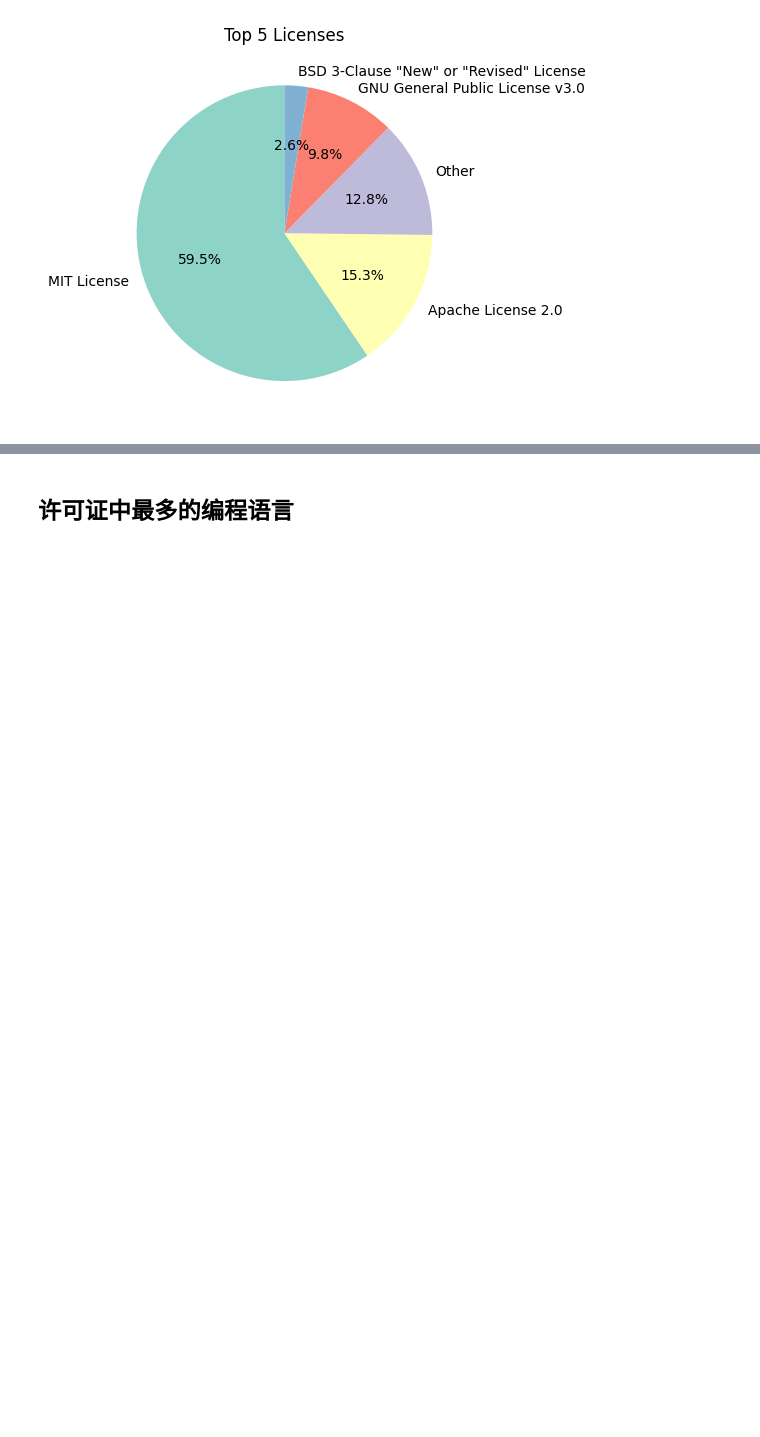
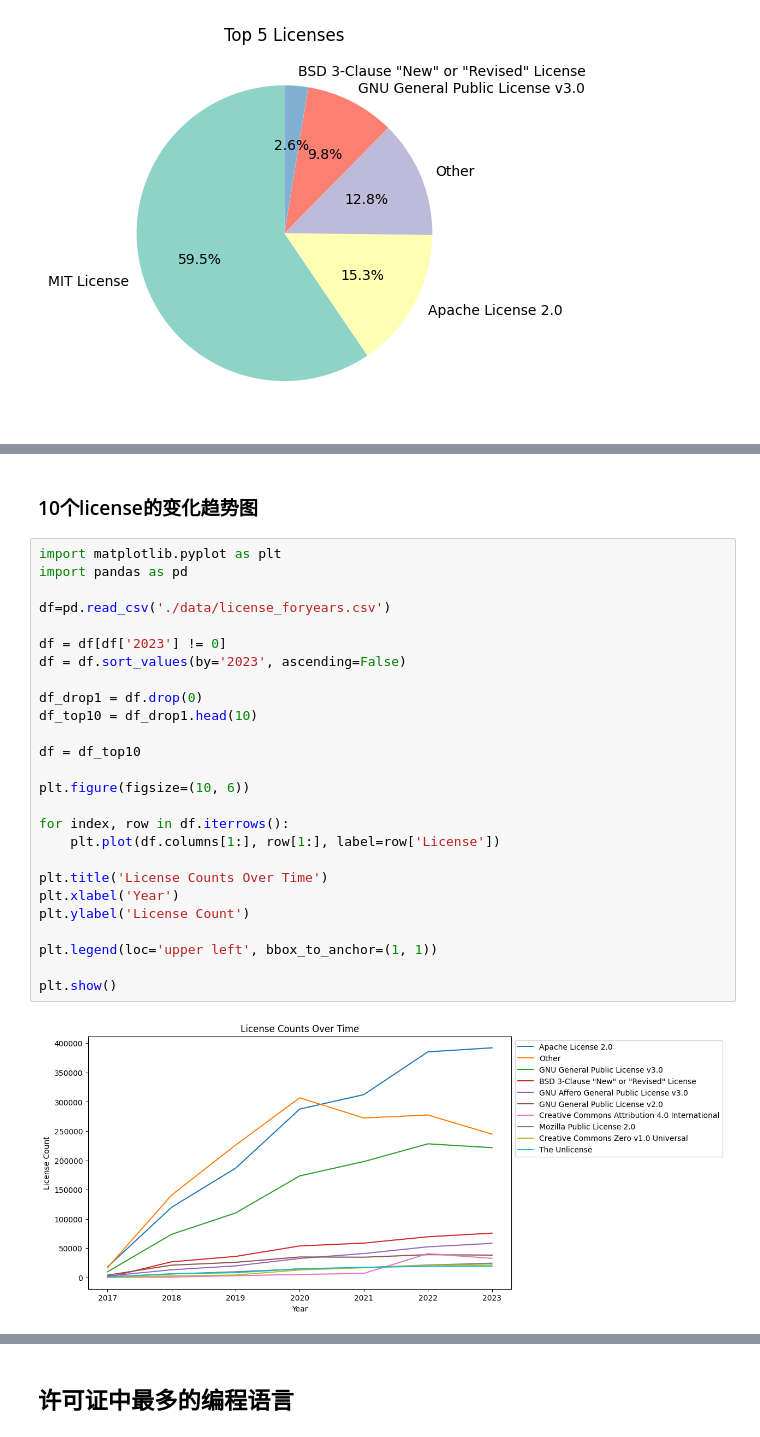
Before and after one commit to andyhuang18/OpenSourceDataInsight, a Jupyter notebook: insight.ipynb, the cells around one changed output, grey strips where cells are left out. Saved outputs shown, nothing was run; the diff lists cells and outputs as text; blank space fills up the shorter version.

```diff
--- a/insight.ipynb
+++ b/insight.ipynb
@@ -182,0 +235,30 @@ plt.show()
+# %% [markdown]
+### 10个license的变化趋势图
+# %%
+import matplotlib.pyplot as plt
+import pandas as pd
+
+df=pd.read_csv('./data/license_foryears.csv')
+
+df = df[df['2023'] != 0]
+df = df.sort_values(by='2023', ascending=False)
+
+df_drop1 = df.drop(0)
+df_top10 = df_drop1.head(10)
+
+df = df_top10
+
+plt.figure(figsize=(10, 6))
+
+for index, row in df.iterrows():
+    plt.plot(df.columns[1:], row[1:], label=row['License'])
+
+plt.title('License Counts Over Time')
+plt.xlabel('Year')
+plt.ylabel('License Count')
+
+plt.legend(loc='upper left', bbox_to_anchor=(1, 1))
+
+plt.show()
+# %% [output]
+[figure, added]
```
Also changed, not shown: parts of 6 cells of this notebook, 4 other files.
